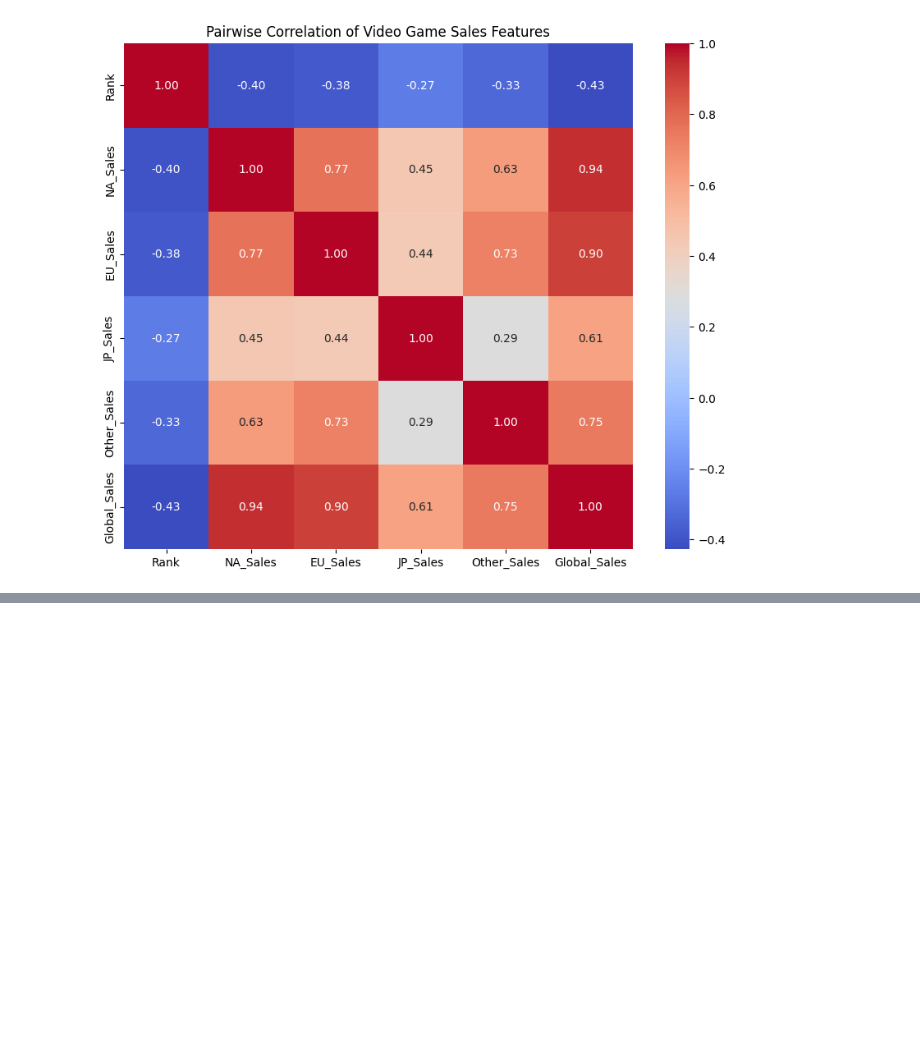
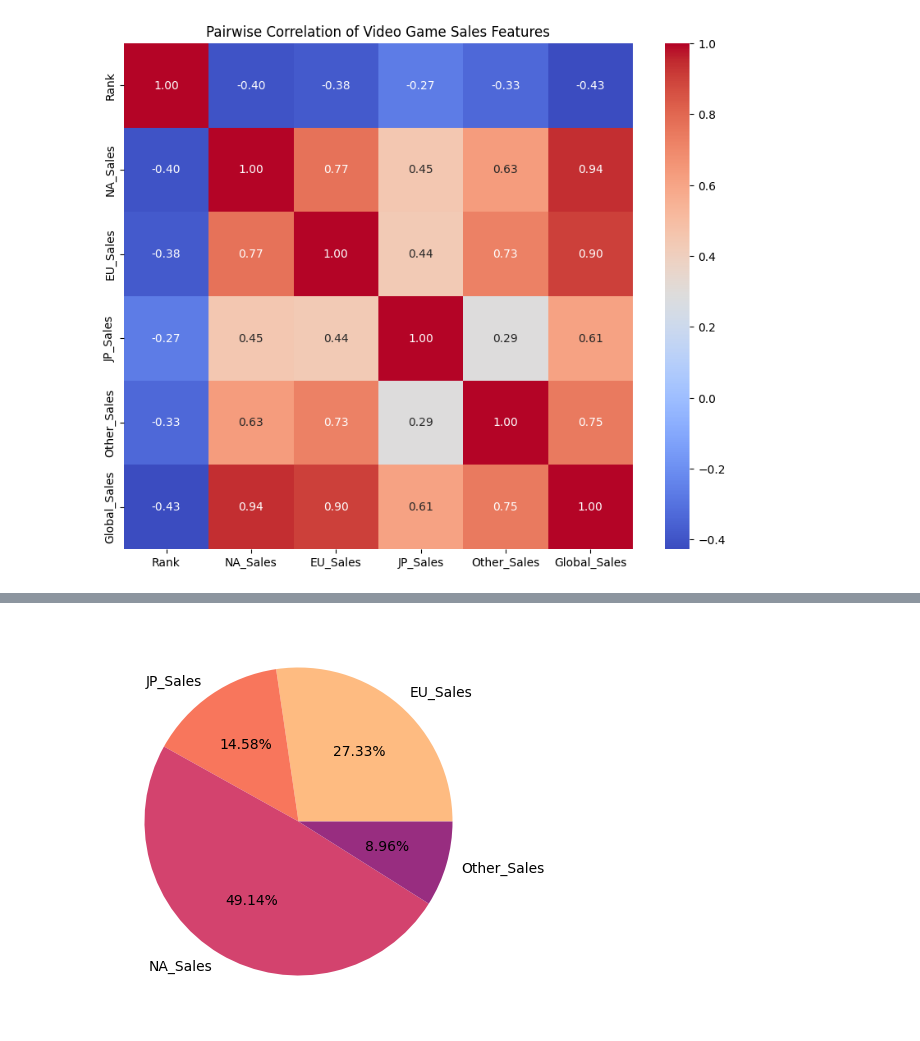
Before and after one commit to uliaxe/DataGame, a Jupyter notebook: analize.ipynb, the cells around one changed output, grey strips where cells are left out. Saved outputs shown, nothing was run; the diff lists cells and outputs as text; code cells hidden in the pictures; blank space fills up the shorter version.

```diff
--- a/analize.ipynb
+++ b/analize.ipynb
@@ -207,0 +221,10 @@ plt.show()
+# %%
+area_sales = data[['NA_Sales','EU_Sales', 'JP_Sales', 'Other_Sales']]
+area_sales = area_sales.melt(var_name='Area',value_name='Total_Sales')
+area_sales = area_sales.groupby('Area')['Total_Sales'].sum().reset_index()
+
+plt.figure(figsize=(10,5))
+plt.pie(area_sales['Total_Sales'],labels=area_sales['Area'],colors=sns.color_palette('magma_r'),autopct='%.2f%%')
+plt.show()
+# %% [output]
+[figure, added]
```
Also changed, not shown: parts of 1 cell of this notebook.
